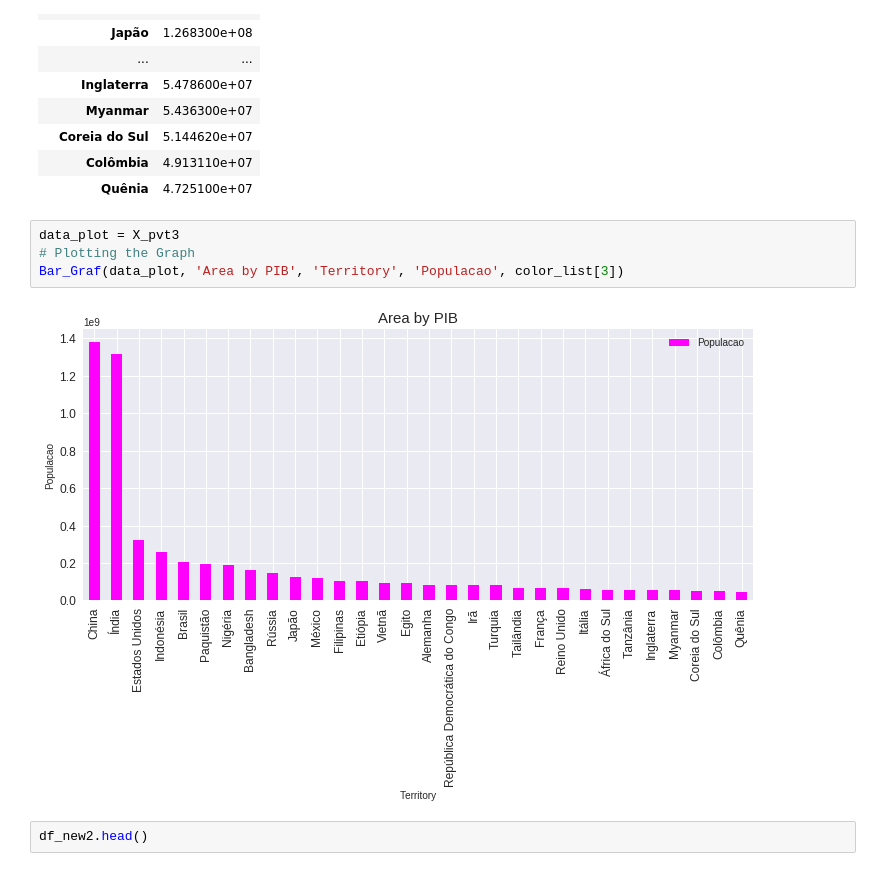
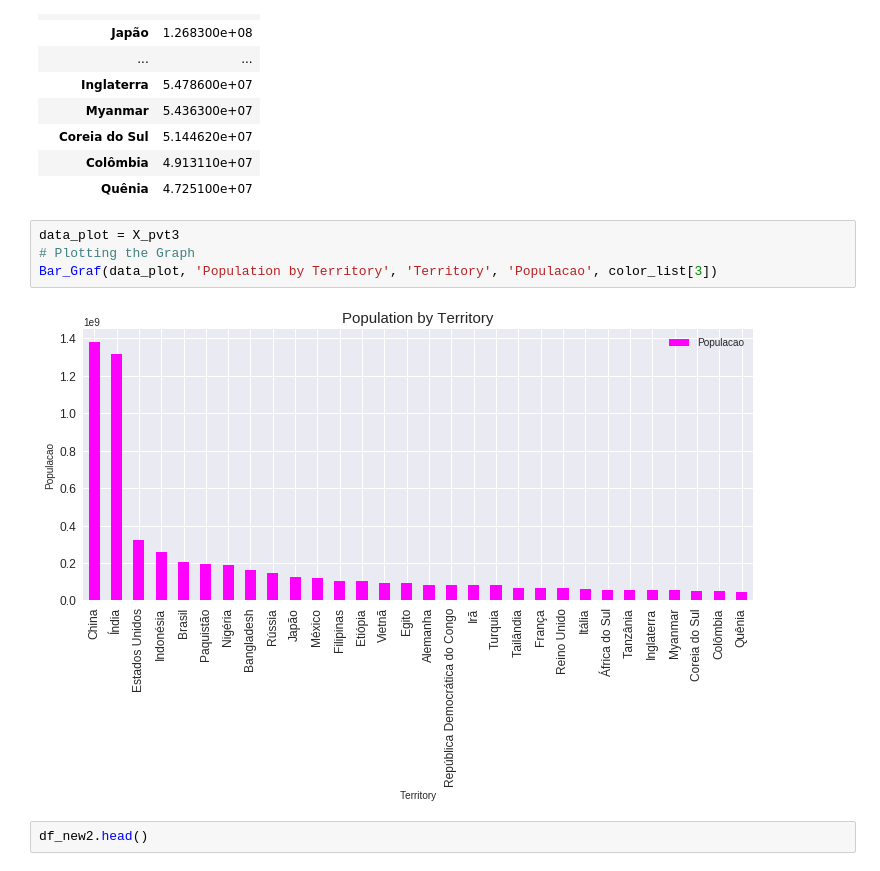
Before and after one commit to MRobalinho/Using_colab_research_Google, a Jupyter notebook: Tests_MRobalinho.ipynb, the cells around one changed output. Saved outputs shown, nothing was run; the diff lists cells and outputs as text.

```diff
--- a/Tests_MRobalinho.ipynb
+++ b/Tests_MRobalinho.ipynb
@@ -640,9 +640,9 @@ X_pvt3
 # %%
 data_plot = X_pvt3
 # Plotting the Graph
-Bar_Graf(data_plot, 'Area by PIB', 'Territory', 'Populacao', color_list[3])
+Bar_Graf(data_plot, 'Population by Territory', 'Territory', 'Populacao', color_list[3])
 # %% [output]
-[figure, old version]
+[figure, new version]
 # %%
 df_new2.head()
 # %% [output]
```
Also changed, not shown: parts of 1 cell of this notebook.
